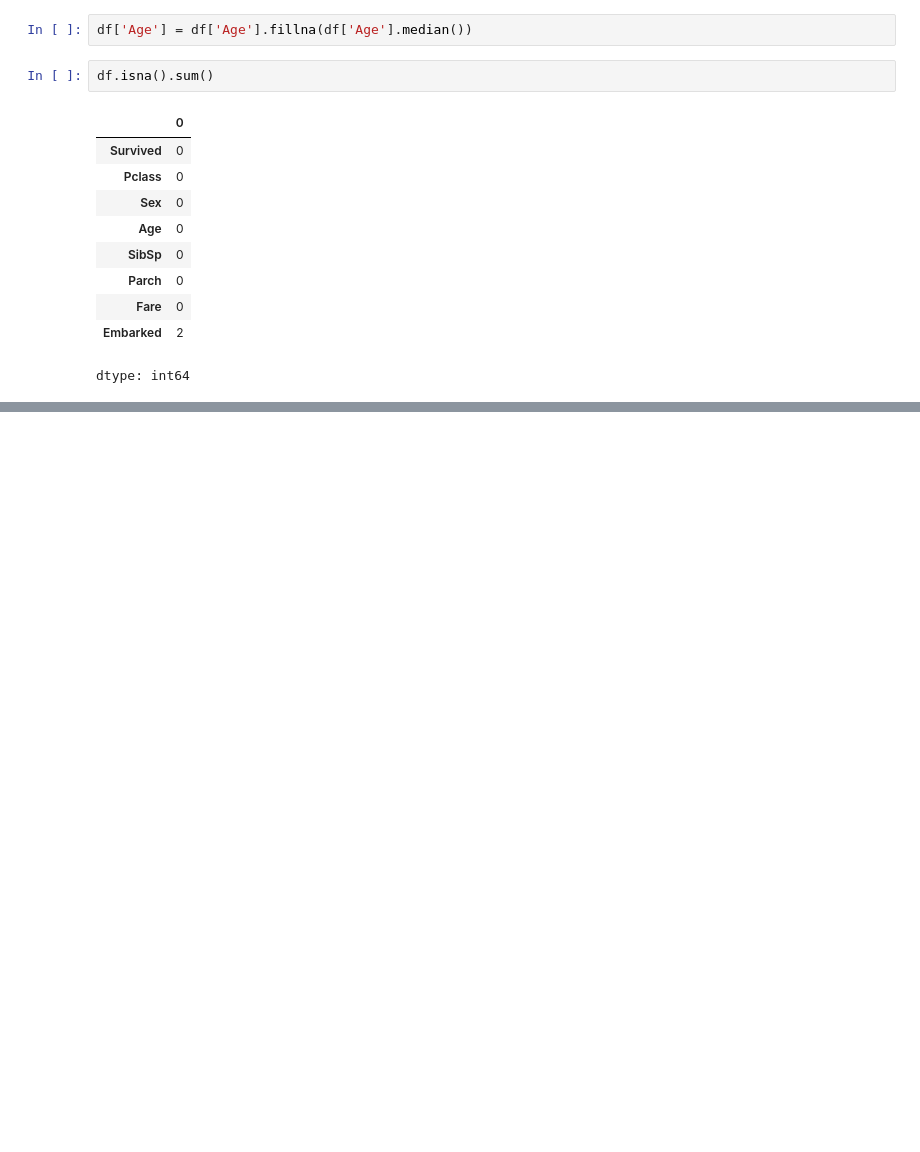
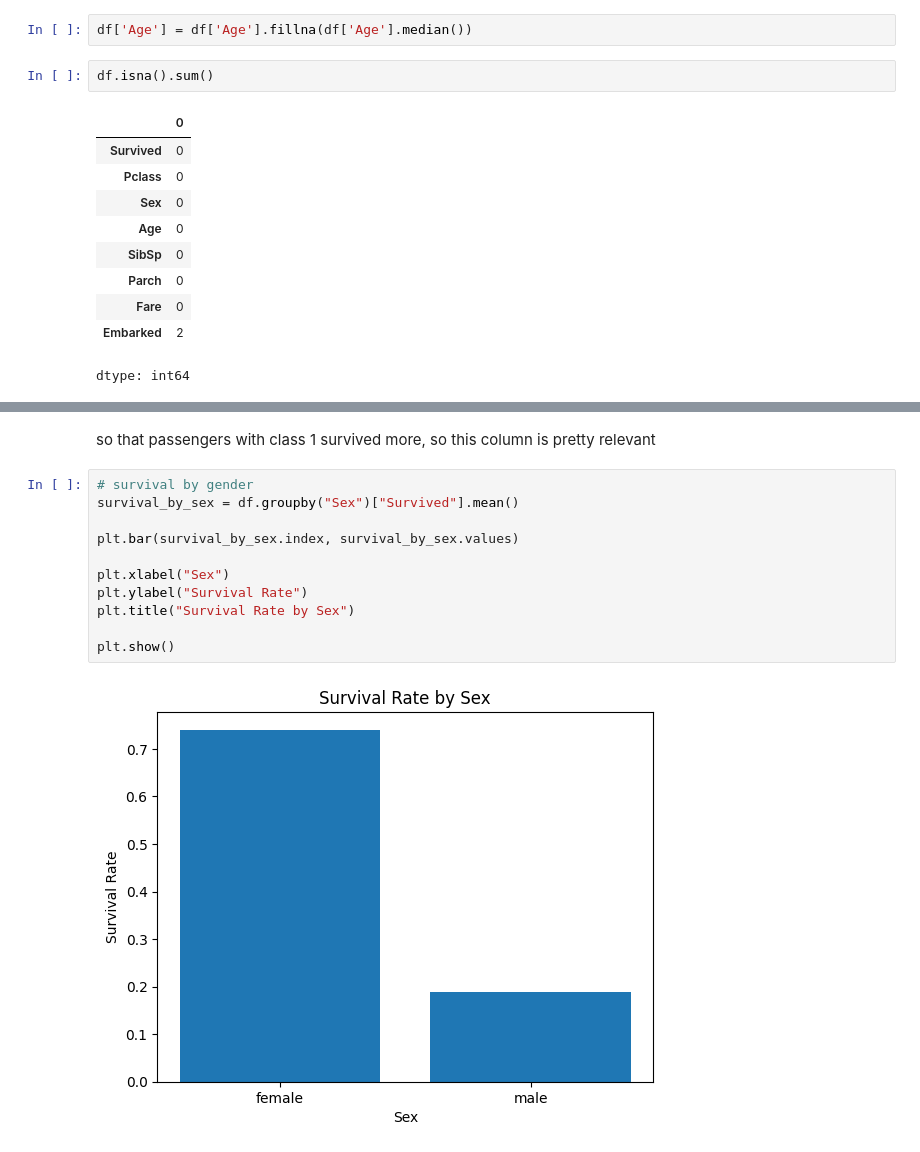
Before and after one commit to triguncs/TitanicProject, a Jupyter notebook: Titanic_dataset.ipynb, the cells around one changed output, grey strips where cells are left out. Saved outputs shown, nothing was run; the diff lists cells and outputs as text; blank space fills up the shorter version.

```diff
--- a/Titanic_dataset.ipynb
+++ b/Titanic_dataset.ipynb
@@ -156,0 +167,15 @@ plt.scatter(df['Age'], df['Survived'], c=df['Survived'])
+# %% [markdown]
+so that passengers with class 1 survived more, so this column is pretty relevant
+# %%
+# survival by gender
+survival_by_sex = df.groupby("Sex")["Survived"].mean()
+
+plt.bar(survival_by_sex.index, survival_by_sex.values)
+
+plt.xlabel("Sex")
+plt.ylabel("Survival Rate")
+plt.title("Survival Rate by Sex")
+
+plt.show()
+# %% [output]
+[figure, added]
```
Also changed, not shown: parts of 59 cells of this notebook.
